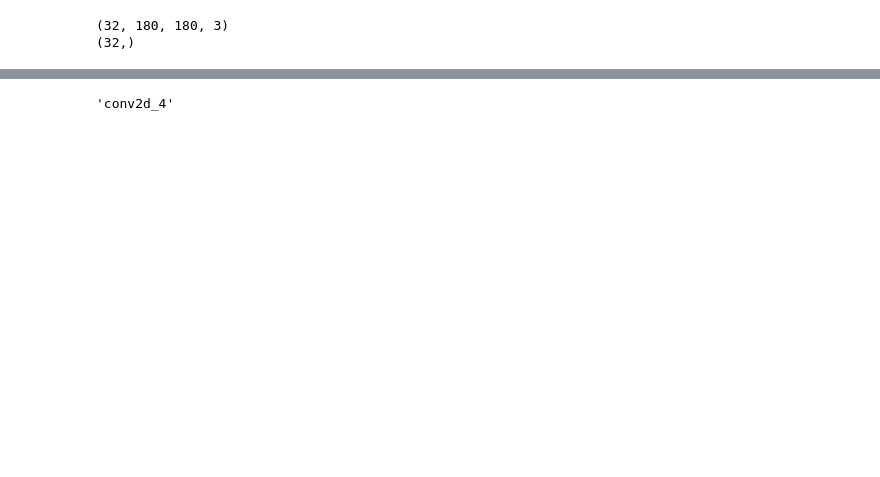
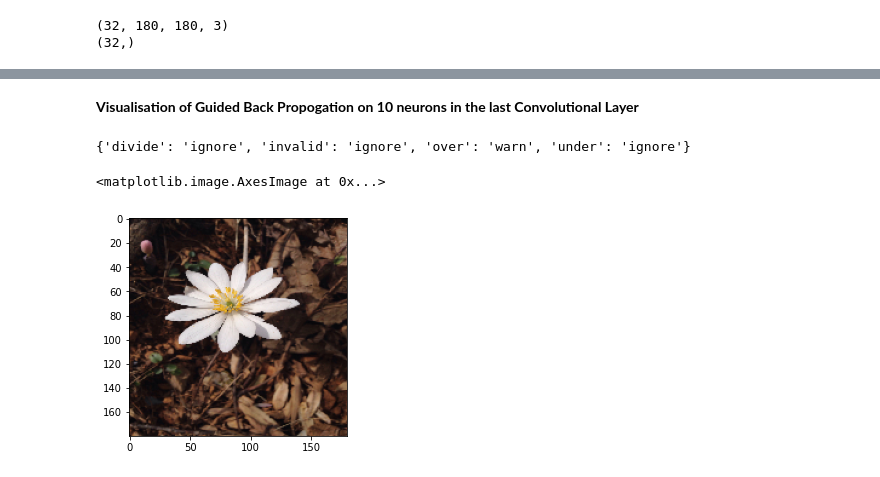
Before and after one commit to a-pt/cs6910-Assignment-2, a Jupyter notebook: PartA[4_5].ipynb, the cells around one changed output, grey strips where cells are left out. Drawn from its saved outputs; the diff is of its cells as text; code cells hidden in the pictures; blank space fills up the shorter version.

```diff
--- a/PartA[4_5].ipynb
+++ b/PartA[4_5].ipynb
@@ -337,4 +317,0 @@ plt.show()
-# %%
-model.layers[13].name
-# %% [output]
-'conv2d_4'
@@ -344,0 +318,9 @@ output=layer_output[0,:,:,f5]
+# %% [markdown]
+**Visualisation of Guided Back Propogation on 10 neurons in the last Convolutional Layer**
+# %%
+IMAGE_PATH = '/content/inaturalist_12K/train/Plantae/c0b25c821f91a66dc20c33af504fcf65.jpg'
+LAYER_NAME='conv2d_19'
+# %%
+IMG = keras.preprocessing.image.load_img(IMAGE_PATH, target_size=(img_height, img_width))
+IMG_array = keras.preprocessing.image.img_to_array(IMG)
+IMG_array = tf.expand_dims(IMG_array, 0)
@@ -344,0 +358,9 @@ output=layer_output[0,:,:,f5]
+# %%
+np.seterr(divide='ignore', invalid='ignore')
+# %% [output]
+{'divide': 'ignore', 'invalid': 'ignore', 'over': 'warn', 'under': 'ignore'}
+# %%
+plt.imshow(IMG)
+# %% [output]
+<matplotlib.image.AxesImage at 0x...>
+[figure, added]
```
Also changed, not shown: parts of 48 cells of this notebook.
